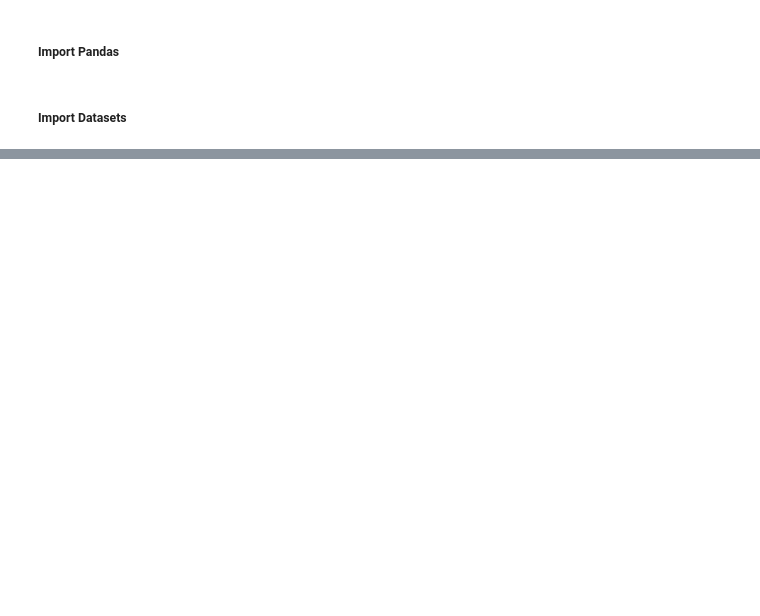
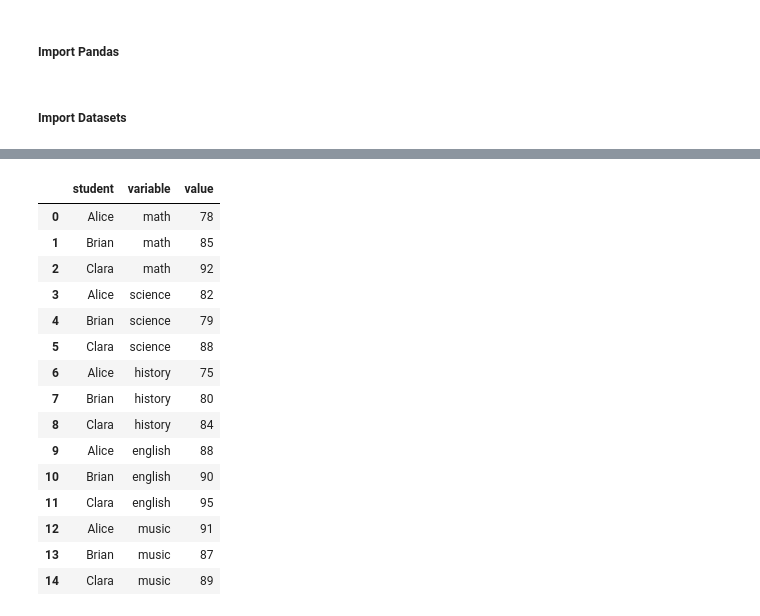
Before and after one commit to AorbTech/Pandas, a Jupyter notebook: 15. Melt.ipynb, the cells around one changed output, grey strips where cells are left out. Cells and saved outputs as stored; diff of their text form; code cells hidden in the pictures; blank space fills up the shorter version.

```diff
--- a/15. Melt.ipynb
+++ b/15. Melt.ipynb
@@ -40,0 +121,19 @@ https://sites.google.com/view/aorbtech/programming/
+# %%
+scores.melt(id_vars='student')  # set the id_var column
+# %% [output]
+|  | student | variable | value |
+| 0 | Alice | math | 78 |
+| 1 | Brian | math | 85 |
+| 2 | Clara | math | 92 |
+| 3 | Alice | science | 82 |
+| 4 | Brian | science | 79 |
+| 5 | Clara | science | 88 |
+| 6 | Alice | history | 75 |
+| 7 | Brian | history | 80 |
+| 8 | Clara | history | 84 |
+| 9 | Alice | english | 88 |
+| 10 | Brian | english | 90 |
+| 11 | Clara | english | 95 |
+| 12 | Alice | music | 91 |
+| 13 | Brian | music | 87 |
+| 14 | Clara | music | 89 |
```
Also changed, not shown: parts of 19 cells of this notebook, 7 other files.
